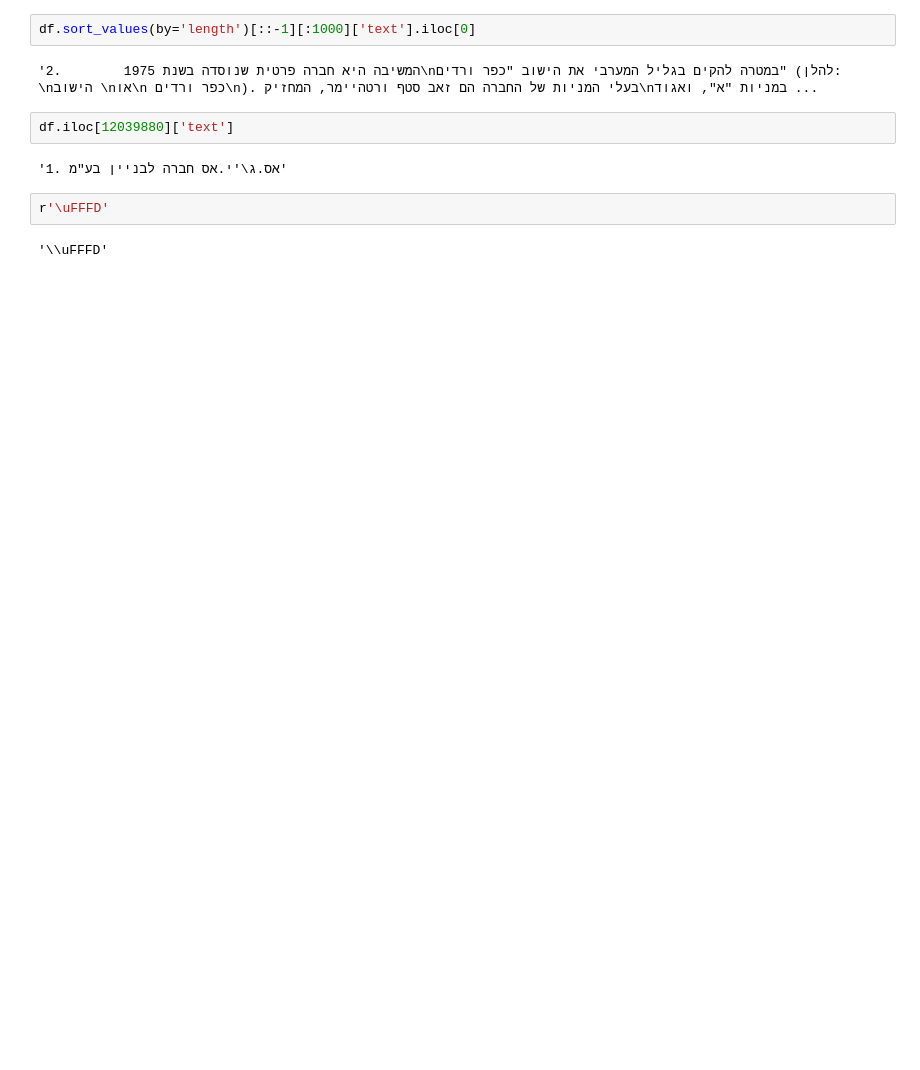
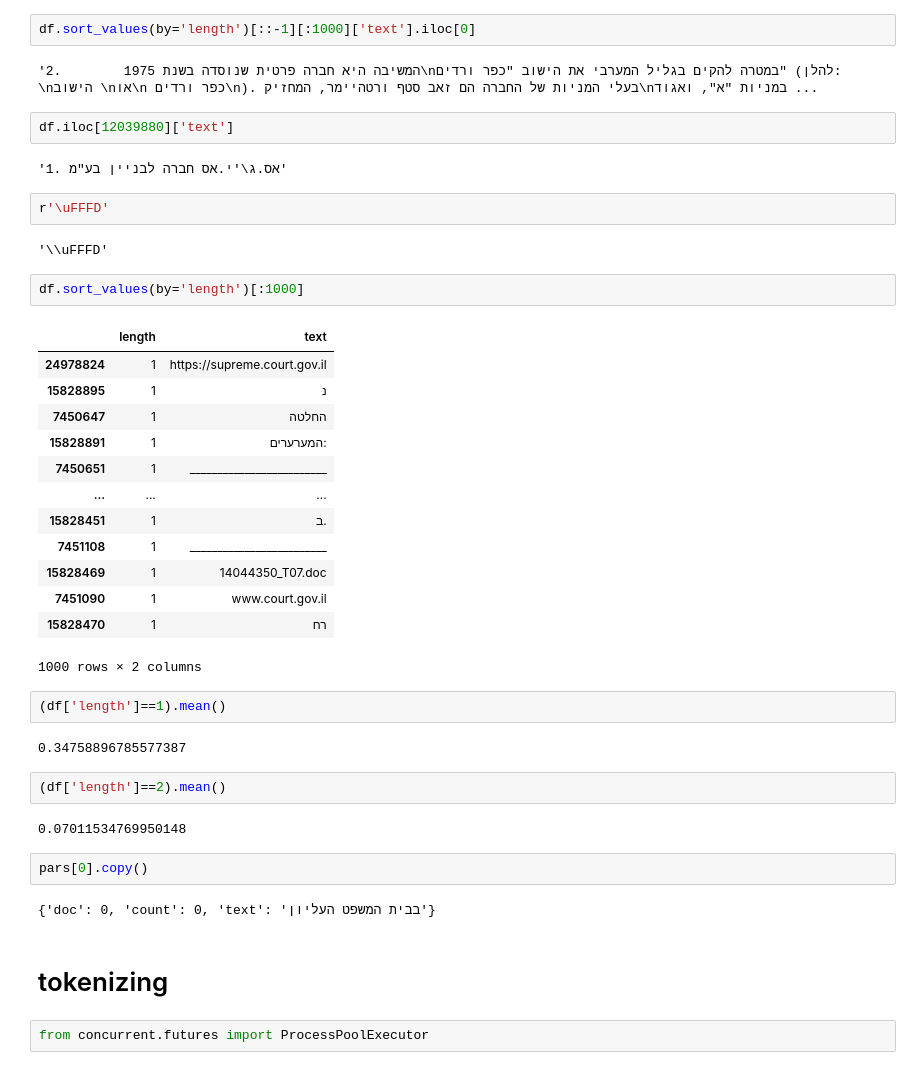
Before and after one commit to nevakrien/hebrew_document_search, a Jupyter notebook: preprocessing.ipynb, the cells around one changed output. Saved outputs shown, nothing was run; the diff lists cells and outputs as text; blank space fills up the shorter version.

```diff
--- a/preprocessing.ipynb
+++ b/preprocessing.ipynb
@@ -289,3 +290,35 @@ df.iloc[12039880]['text']
 r'\uFFFD'
 # %% [output]
 '\\uFFFD'
+# %%
+df.sort_values(by='length')[:1000]
+# %% [output]
+|  | length | text |
+| 24978824 | 1 | https://supreme.court.gov.il |
+| 15828895 | 1 | נ |
+| 7450647 | 1 | החלטה |
+| 15828891 | 1 | המערערים: |
+| 7450651 | 1 | _________________________ |
+| ... | ... | ... |
+| 15828451 | 1 | ב. |
+| 7451108 | 1 | _________________________ |
+| 15828469 | 1 | 14044350_T07.doc |
+| 7451090 | 1 | www.court.gov.il |
+| 15828470 | 1 | רח |
+1000 rows × 2 columns
+# %%
+(df['length']==1).mean()
+# %% [output]
+0.34758896785577387
+# %%
+(df['length']==2).mean()
+# %% [output]
+0.07011534769950148
+# %%
+pars[0].copy()
+# %% [output]
+{'doc': 0, 'count': 0, 'text': 'בבית המשפט העליון'}
+# %% [markdown]
+# tokenizing
+# %%
+from concurrent.futures import ProcessPoolExecutor
```
Also changed, not shown: parts of 9 cells of this notebook.
